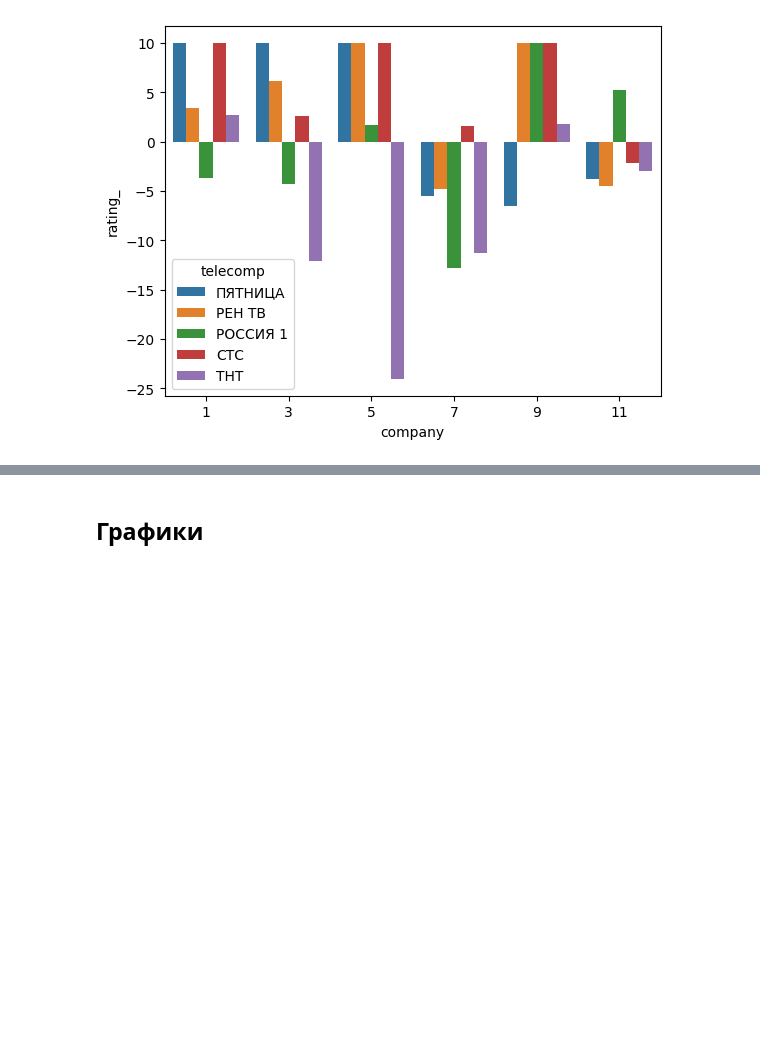
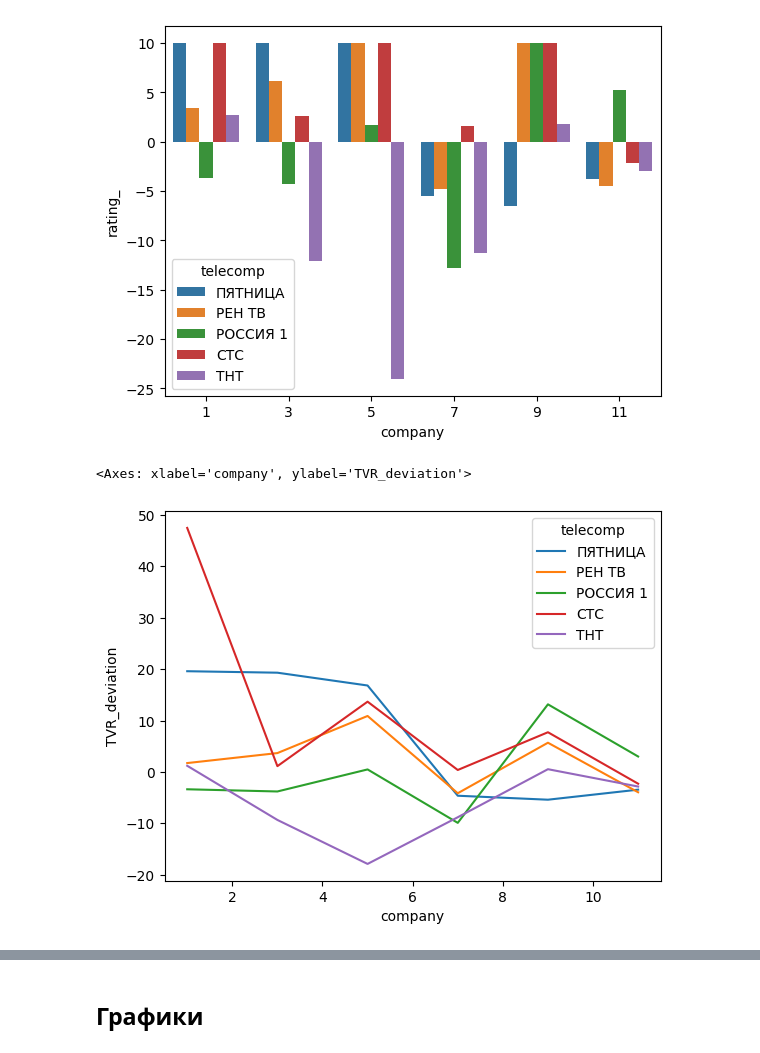
Before and after one commit to Nick2201/TRP_rate_system, a Jupyter notebook: TRP_rate_system/src/data_show.ipynb, the cells around one changed output, grey strips where cells are left out. Saved outputs shown, nothing was run; the diff lists cells and outputs as text; code cells hidden in the pictures; blank space fills up the shorter version.

```diff
--- a/TRP_rate_system/src/data_show.ipynb
+++ b/TRP_rate_system/src/data_show.ipynb
@@ -18,21 +11,0 @@ df_upload_raw = pd.read_excel(data_upload)
-# %%
-df_upload_raw = pd.read_excel(data_upload,date_format=['Дата'])
-df_upload_raw['Время начала (5-29)'] = pd.to_datetime(df_upload_raw['Время начала (5-29)'], format="%H:%M:%S").dt.time
-df_upload_raw = df_upload_raw.rename(columns={
-    'Ролик ID выхода'               :'ID_release',
-    'Дата'                          :'date',
-    'Время начала (5-29)'           :'time_begin',
-    'Блок Распространение'          :'distribution_ch',
-    'Ролик Тип'                     :'promo_video',
-    "Ролик Ожидаемая длительность"  :'p_vid_duration',
-    'Ролик Тип позиции в блоке'     :'p_vid_position',
-    "Ролик ID"                      :'p_vid_ID',
-    'Телекомпания'                  :'telecomp',
-    "TVR All 25-55"                 :'TVR'
-
-})
-df_upload_raw[['p_vid_duration','TVR']] = df_upload_raw[['p_vid_duration','TVR']].apply(pd.to_numeric)
-df_upload_raw['month'] = df_upload_raw.date.dt.month
-# df_upload_raw.distribution_ch.value_counts()
-
-df_upload_raw
@@ -101,3 +11,0 @@ df_budget_raw,df_trp_raw= mapping_df(df_data_plan=df_data_plan)
-# %%
-df_budget = mapping_to_numeric_date(df_budget_raw)
-df_trp = mapping_to_numeric_date(df_trp_raw)
@@ -149,7 +78,9 @@ def calculate_rating(deviation):
         rating = 1 + (deviation / 5) * 7
     return round(rating,2)
 # %%
-def make_compare_df(group_by_value):
+def make_compare_fact_plan_df(
+    group_by_value,
+    ):
     df_compare=(
         pd.merge(melted_df1,df_group_upload,on=['telecomp','month'])
         .groupby(group_by_value).agg(
@@ -161,12 +92,3 @@ def make_compare_df(group_by_value):
 
 
     return df_compare
-
-df_compare = make_compare_df(['month'])
-
-df_compare['rating_'] = df_compare['TVR_deviation'].apply(calculate_rating)
-
-df_compare= df_compare.rename(columns={'month':"company"})
-group_by_company = df_compare[['company','rating_']]
-sns.barplot(data=group_by_company,x='company',y='rating_')
-group_by_company
@@ -182,6 +114,6 @@ group_by_company
 # %%
 
-by_company= make_compare_df(group_by_value=["month",'telecomp',])[['month',"TVR_deviation",'telecomp',]]
+by_company= make_compare_fact_plan_df(group_by_value=["month",'telecomp',])[['month',"TVR_deviation",'telecomp','fact','plan']]
 by_company['rating_'] = by_company['TVR_deviation'].apply(calculate_rating)
 
 by_company = by_company.rename(columns={"month":"company"})
@@ -192,3 +124,8 @@ sns.barplot(data=by_company,x='company',y='rating_',hue="telecomp")
 # %% [output]
 <Axes: xlabel='company', ylabel='rating_'>
 [figure]
+# %%
+sns.lineplot(data=by_company.sort_values(by='company'),x='company',y='TVR_deviation',hue='telecomp')
+# %% [output]
+<Axes: xlabel='company', ylabel='TVR_deviation'>
+[figure, added]
```
Also changed, not shown: parts of 20 cells of this notebook.
